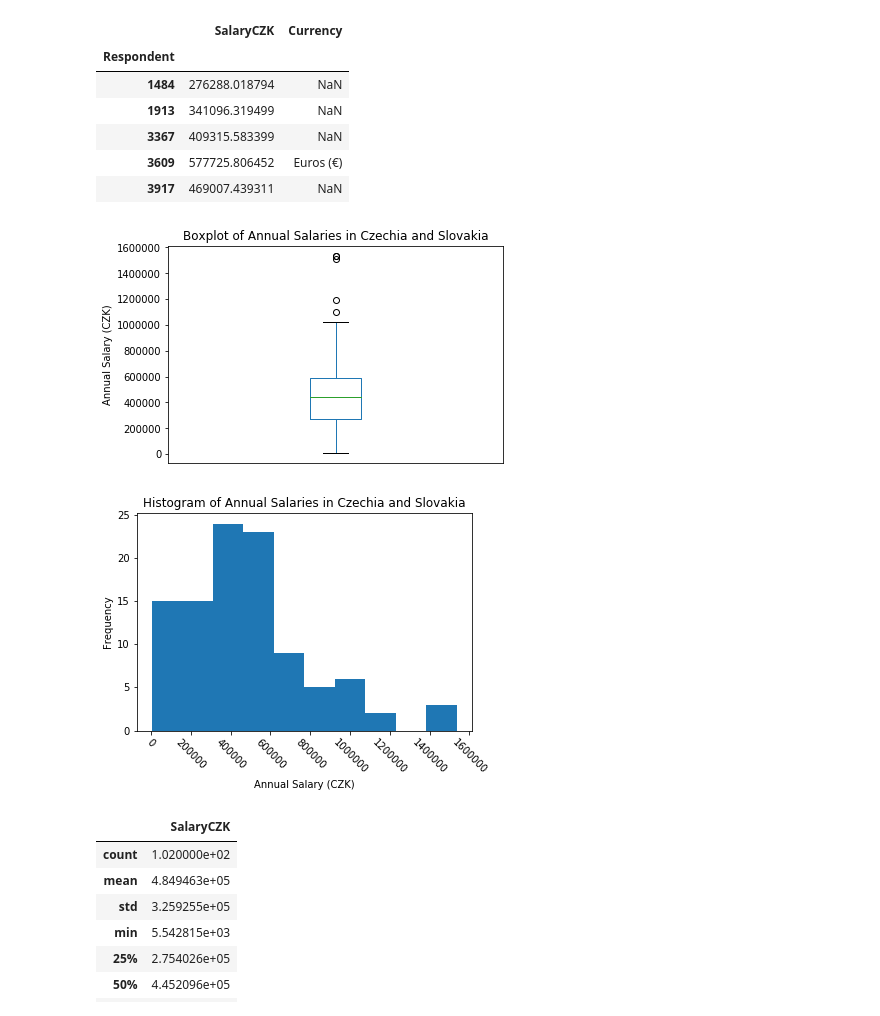
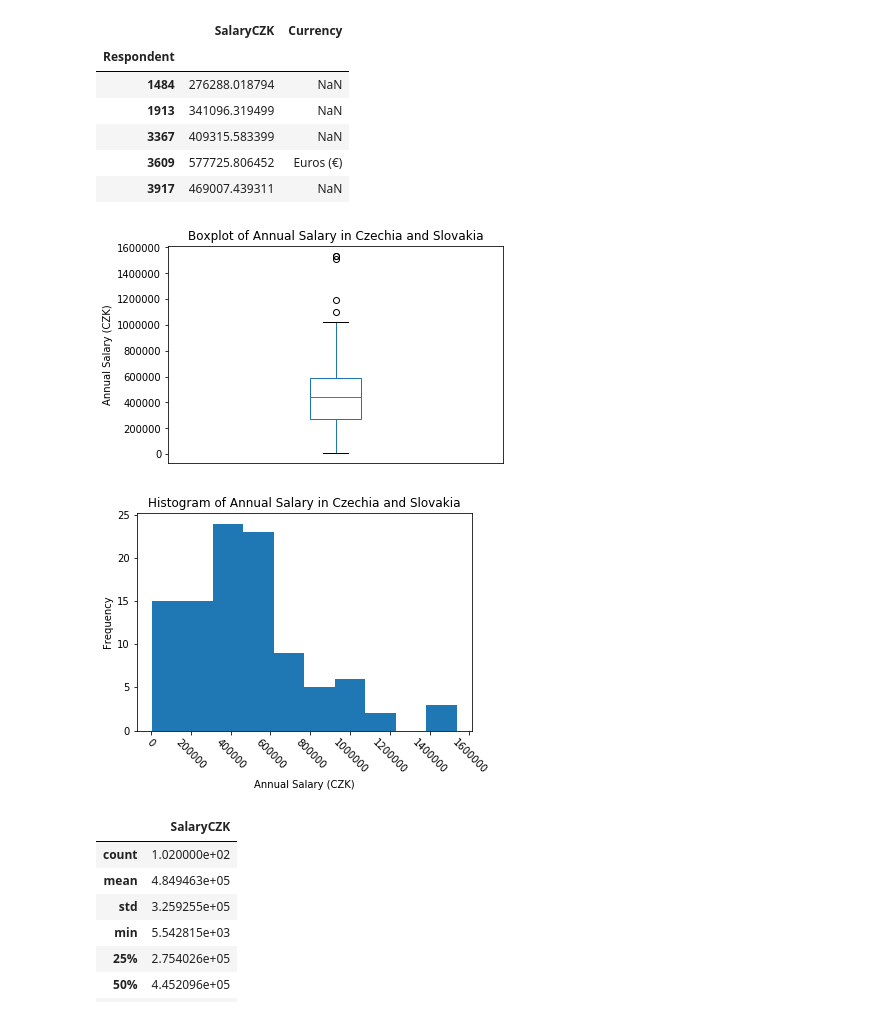
Before and after one commit to podondra/dev-survey-analysis, a Jupyter notebook: dev-survey-analysis.ipynb, the cells around one changed output. Drawn from its saved outputs; the diff is of its cells as text; code cells hidden in the pictures.

```diff
--- a/dev-survey-analysis.ipynb
+++ b/dev-survey-analysis.ipynb
@@ -123,17 +126,17 @@ cs_salary.head()
 # %%
 ax = cs_salary.plot.box()
 ax.set_ylabel('Annual Salary (CZK)')
 ax.set_xticks([])
-_ = ax.set_title('Boxplot of Annual Salaries in Czechia and Slovakia')
+_ = ax.set_title('Boxplot of Annual Salary in Czechia and Slovakia')
 # %% [output]
-[figure, old version]
+[figure, new version]
 # %%
 ax = cs_salary.plot.hist(rot=315)
-ax.set_title('Histogram of Annual Salaries in Czechia and Slovakia')
+ax.set_title('Histogram of Annual Salary in Czechia and Slovakia')
 ax.legend_.remove()
 _ = ax.set_xlabel('Annual Salary (CZK)')
 # %% [output]
-[figure, old version]
+[figure, new version]
 # %%
 cs_salary.describe()
 # %% [output]
```
Also changed, not shown: parts of 7 cells of this notebook.
